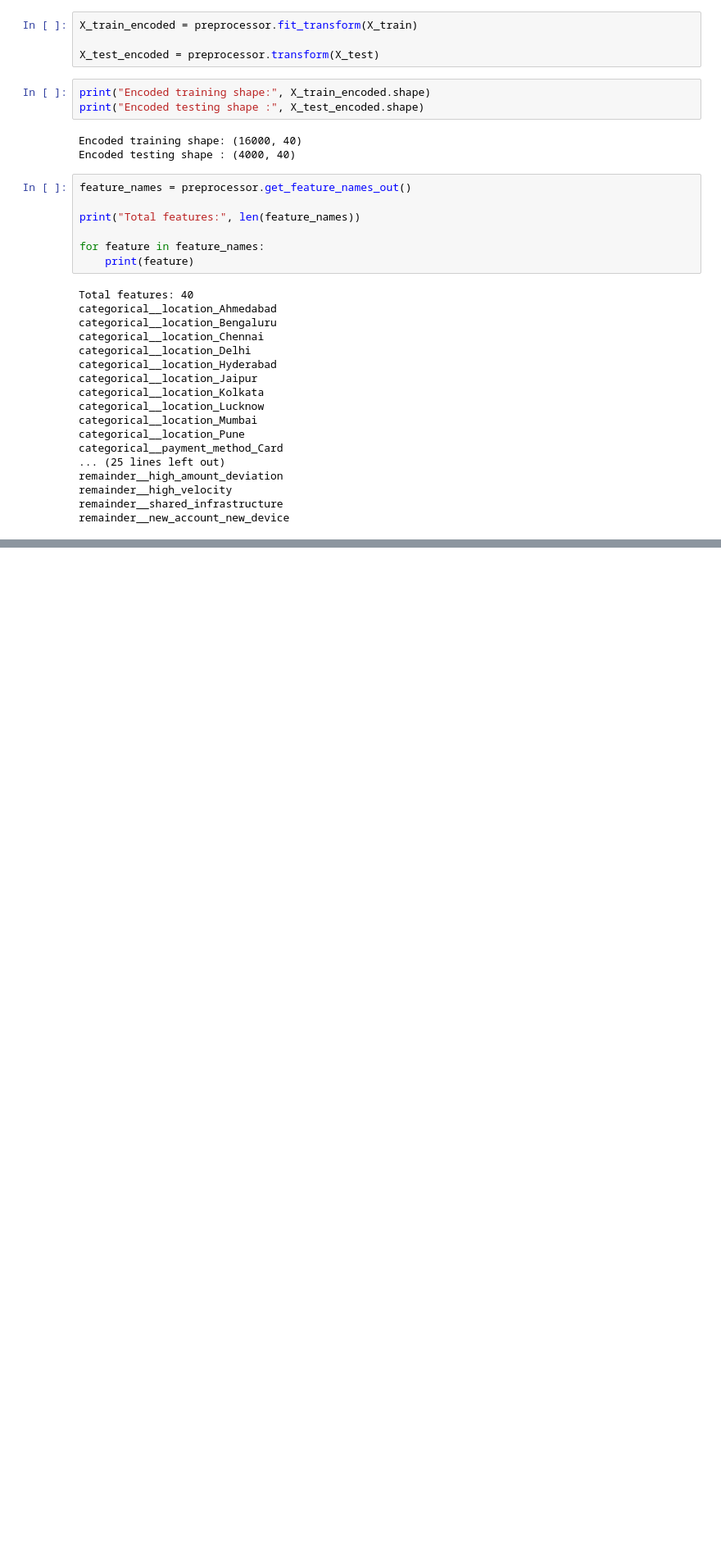
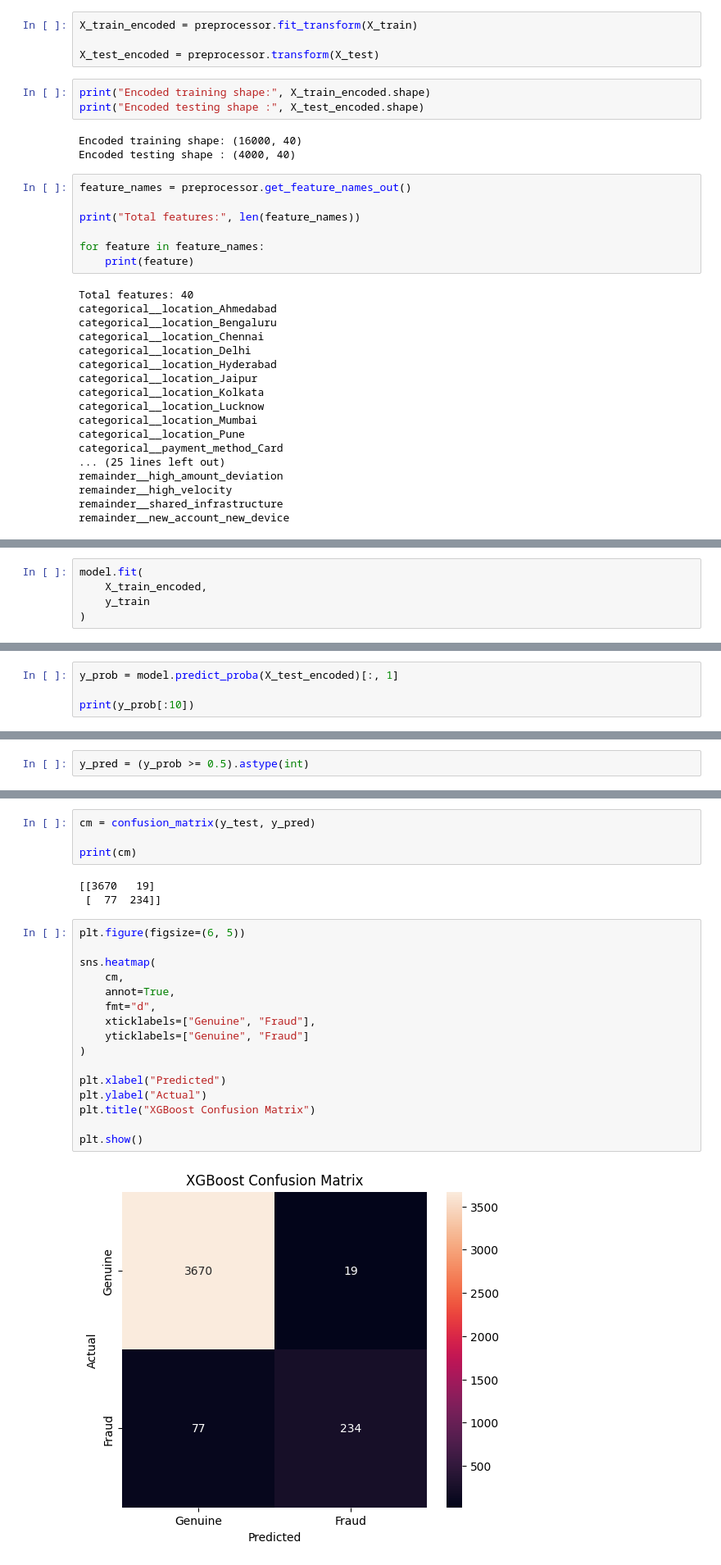
Before and after one commit to Mahakchoudhari/RazorAttack_Lab, a Jupyter notebook: notebooks/Model_01.ipynb, the cells around one changed output, grey strips where cells are left out. Shown at 82% size. Cells and saved outputs as stored; diff of their text form; blank space fills up the shorter version.

Commit message:
training Baseline model Xgboost Complete

```diff
--- a/notebooks/Model_01.ipynb
+++ b/notebooks/Model_01.ipynb
@@ -647,0 +671,5 @@ remainder__new_account_new_device
+# %%
+model.fit(
+    X_train_encoded,
+    y_train
+)
@@ -647,0 +688,4 @@ remainder__new_account_new_device
+# %%
+y_prob = model.predict_proba(X_test_encoded)[:, 1]
+
+print(y_prob[:10])
@@ -647,0 +695,2 @@ remainder__new_account_new_device
+# %%
+y_pred = (y_prob >= 0.5).astype(int)
@@ -647,0 +721,25 @@ remainder__new_account_new_device
+# %%
+cm = confusion_matrix(y_test, y_pred)
+
+print(cm)
+# %% [output]
+[[3670   19]
+ [  77  234]]
+# %%
+plt.figure(figsize=(6, 5))
+
+sns.heatmap(
+    cm,
+    annot=True,
+    fmt="d",
+    xticklabels=["Genuine", "Fraud"],
+    yticklabels=["Genuine", "Fraud"]
+)
+
+plt.xlabel("Predicted")
+plt.ylabel("Actual")
+plt.title("XGBoost Confusion Matrix")
+
+plt.show()
+# %% [output]
+[figure, added]
```
Also changed, not shown: parts of 19 cells of this notebook.
